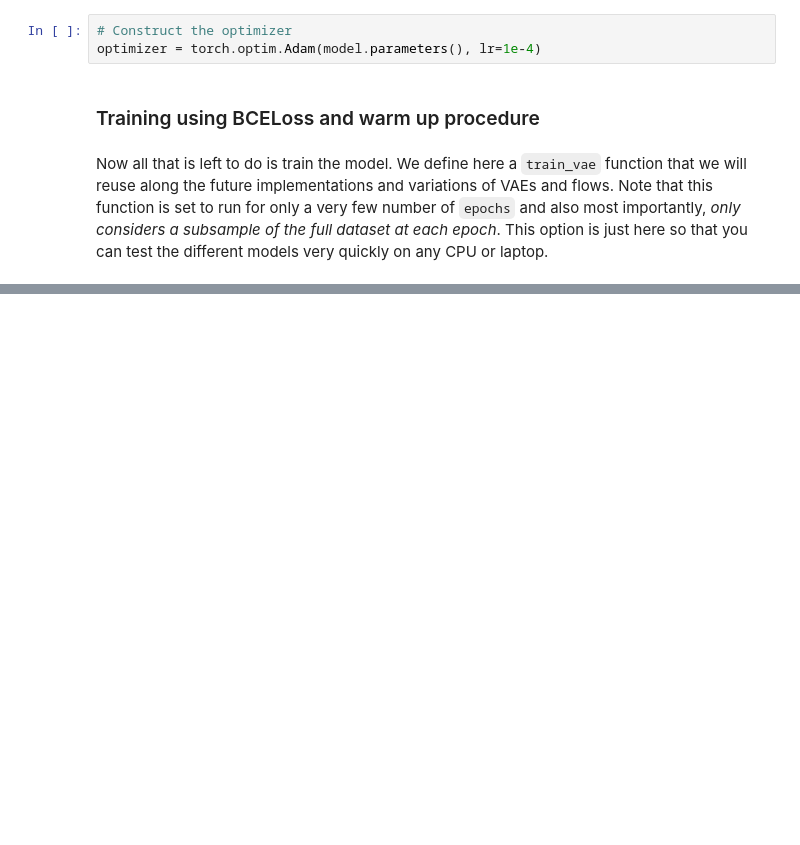
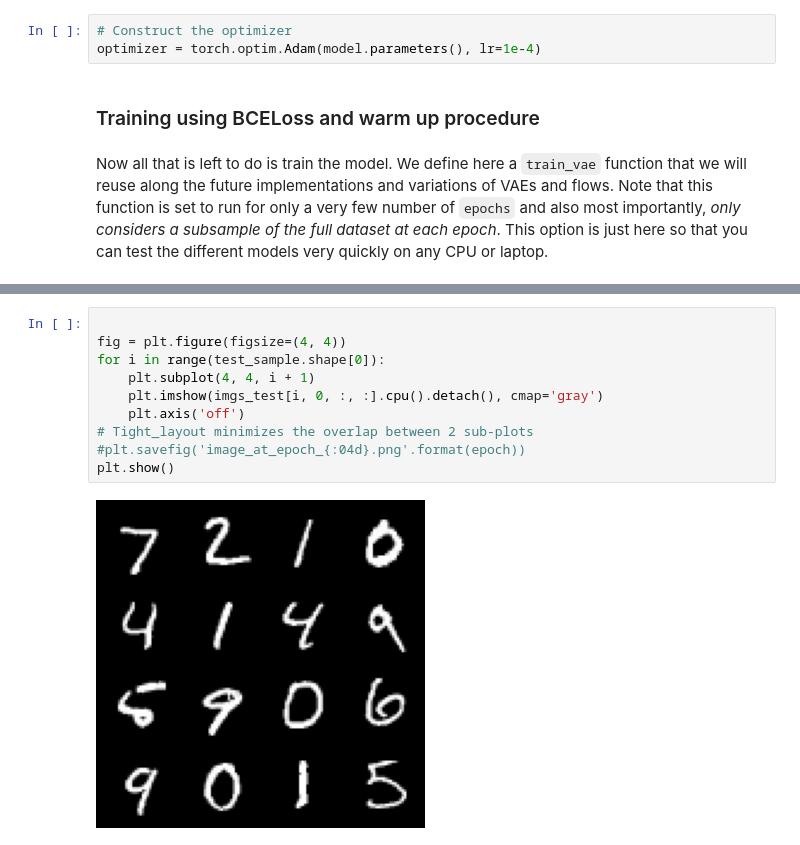
Before and after one commit to gbittencourt/ATIAM2022-timbre-transfer, a Jupyter notebook: Notebooks/VAE_PELADEAU_Come.ipynb, the cells around one changed output, grey strips where cells are left out. Drawn from its saved outputs; the diff is of its cells as text; blank space fills up the shorter version.

```diff
--- a/Notebooks/VAE_PELADEAU_Come.ipynb
+++ b/Notebooks/VAE_PELADEAU_Come.ipynb
@@ -392,0 +459,12 @@ for i in range(9):
+# %%
+
+fig = plt.figure(figsize=(4, 4))
+for i in range(test_sample.shape[0]):
+    plt.subplot(4, 4, i + 1)
+    plt.imshow(imgs_test[i, 0, :, :].cpu().detach(), cmap='gray')
+    plt.axis('off')
+# Tight_layout minimizes the overlap between 2 sub-plots
+#plt.savefig('image_at_epoch_{:04d}.png'.format(epoch))
+plt.show()
+# %% [output]
+[figure, added]
```
Also changed, not shown: parts of 8 cells of this notebook.
